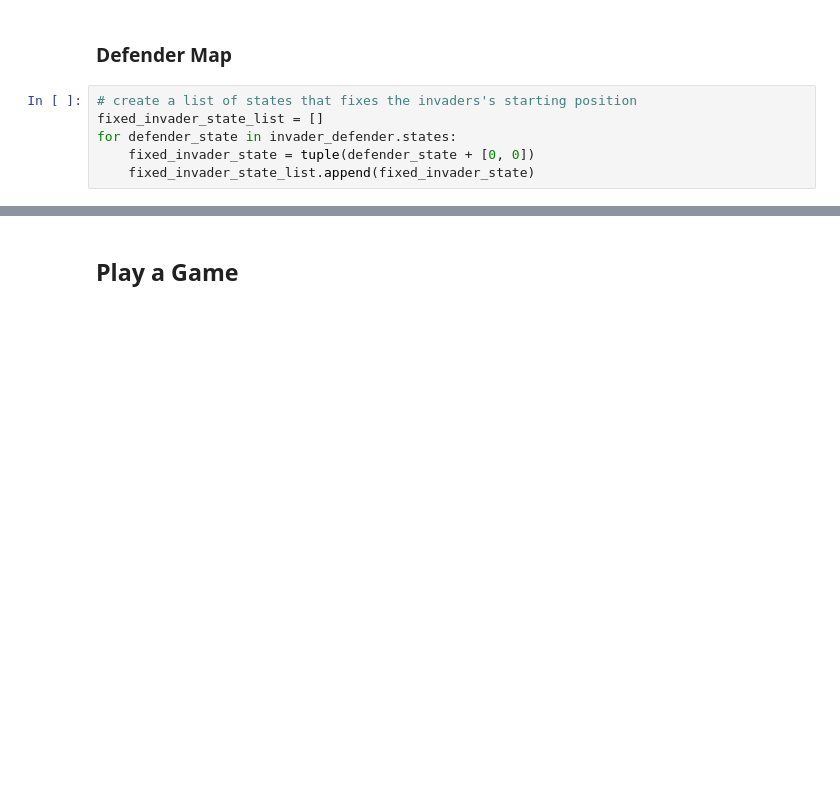
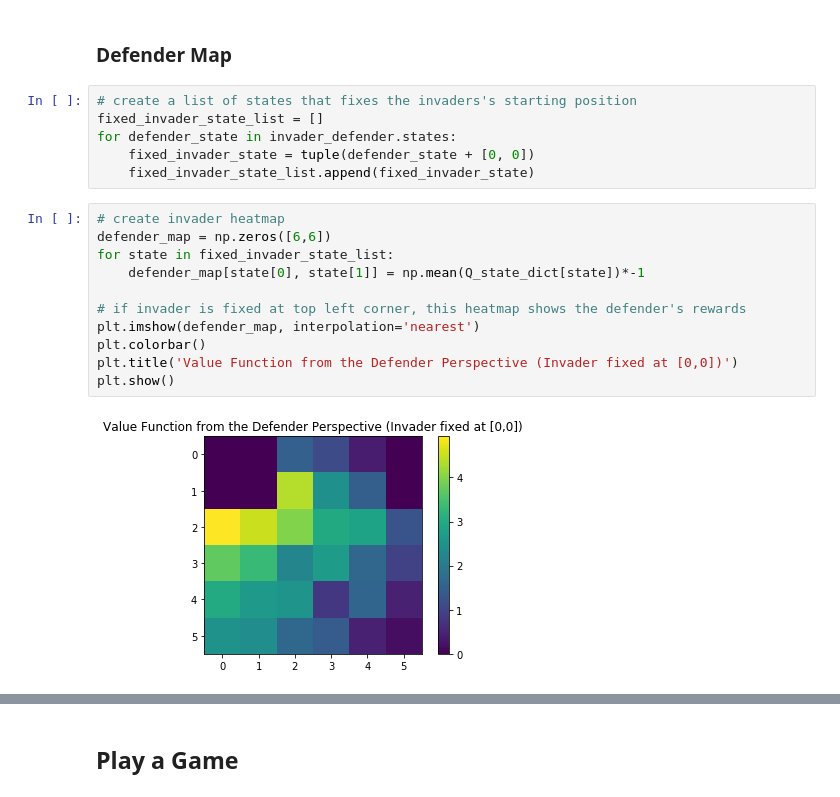
Before and after one commit to aarontan-git/multi_agent_learning, a Jupyter notebook: Notebooks/minimaxq.ipynb, the cells around one changed output, grey strips where cells are left out. Saved outputs shown, nothing was run; the diff lists cells and outputs as text; blank space fills up the shorter version.

```diff
--- a/Notebooks/minimaxq.ipynb
+++ b/Notebooks/minimaxq.ipynb
@@ -527,6 +555,19 @@ fixed_invader_state_list = []
 for defender_state in invader_defender.states:
     fixed_invader_state = tuple(defender_state + [0, 0])
     fixed_invader_state_list.append(fixed_invader_state)
+# %%
+# create invader heatmap
+defender_map = np.zeros([6,6])
+for state in fixed_invader_state_list:
+    defender_map[state[0], state[1]] = np.mean(Q_state_dict[state])*-1
+
+# if invader is fixed at top left corner, this heatmap shows the defender's rewards
+plt.imshow(defender_map, interpolation='nearest')
+plt.colorbar()
+plt.title('Value Function from the Defender Perspective (Invader fixed at [0,0])')
+plt.show()
+# %% [output]
+[figure, added]
 # %%
 # create invader heatmap
 defender_map = np.zeros([6,6])
```
Also changed, not shown: parts of 16 cells of this notebook, 3 other files.
